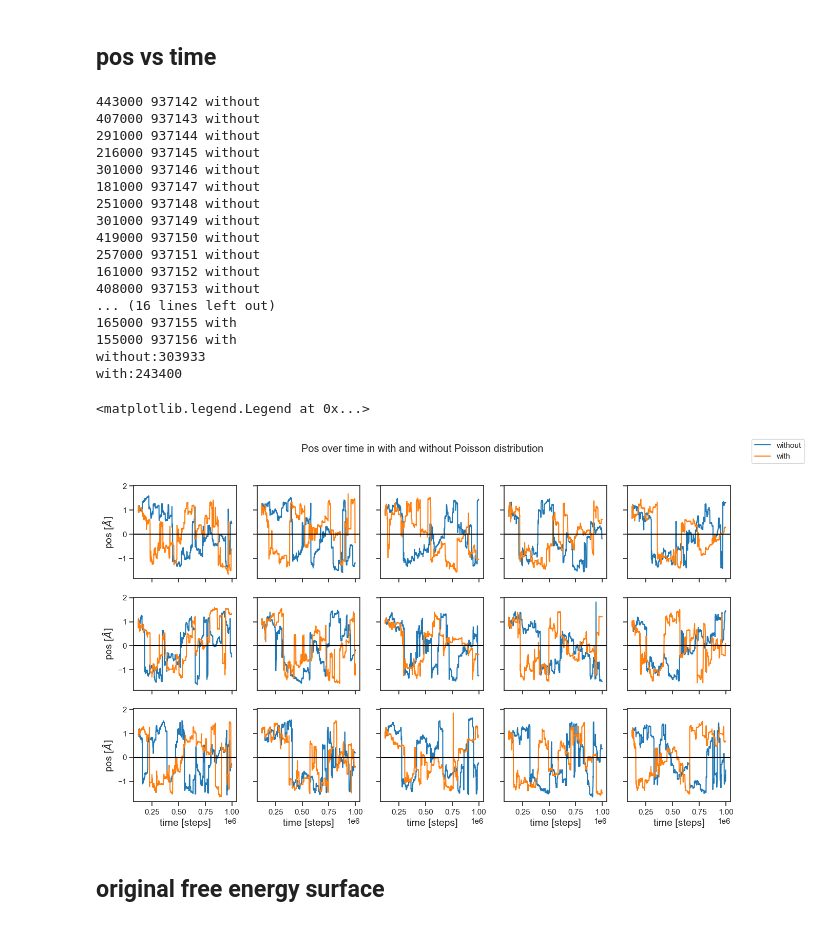
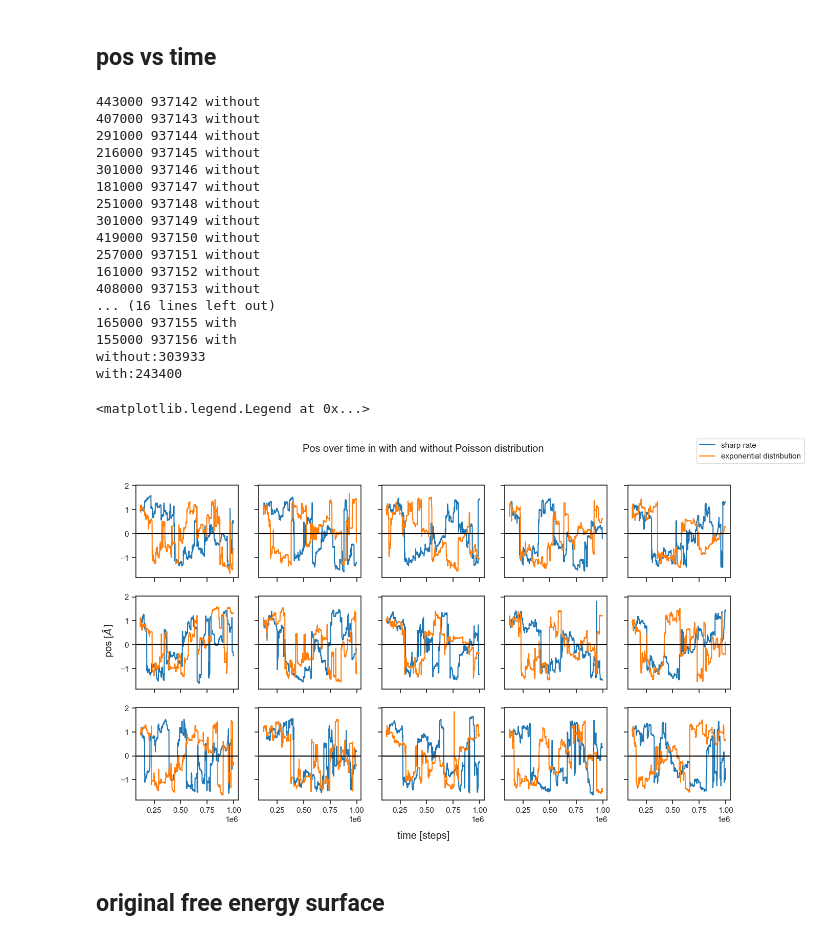
Before and after one commit to SagiMeir/Simulations4Beginners, a Jupyter notebook: poisson_rate_for_gaussians.ipynb, the cells around one changed output. Cells and saved outputs as stored; diff of their text form; code cells hidden in the pictures.

```diff
--- a/poisson_rate_for_gaussians.ipynb
+++ b/poisson_rate_for_gaussians.ipynb
@@ -97,7 +97,7 @@ for i, seedNum in enumerate(seeds):
     # plt.plot(time, posX, label= seedNum)
     match i:
         case 0:
-            axes[0,0].plot(time, posX, label = "without")
+            axes[0,0].plot(time, posX, label = "sharp rate")
         case 1:
             axes[0,1].plot(time, posX)
         case 2:
@@ -151,7 +151,7 @@ for i, seedNum in enumerate(seeds):
     # plt.plot(time, posX, label= seedNum)
     match i:
         case 0:
-            axes[0,0].plot(time, posX, label = "with")
+            axes[0,0].plot(time, posX, label = "exponential distribution")
         case 1:
             axes[0,1].plot(time, posX)
         case 2:
@@ -186,38 +186,37 @@ for i, seedNum in enumerate(seeds):
             sumWith += time[j]
             print(str(int(time[j])) + " " + str(seedNum) + " with")
             break
 
+
+fig.supxlabel("time [steps]")
+fig.supylabel(r"pos [$\AA ]$", x = 0.08)
 for i in range(rows):
     for j in range(colums):
-        if(i == rows - 1):
-            axes[i][j].set(xlabel="time [steps]")
-        if(j == 0):
-            axes[i][j].set(ylabel=r"pos [$\AA ]$")
         axes[i][j].axhline(0, color = 'black')
 
 print("without:" + str(int(sumWithout / (rows * colums))) + "\nwith:" + str(int(sumWith / (rows * colums))))
 
 fig.legend()
 # %% [output]
 443000 937142 without
 407000 937143 without
 291000 937144 without
 216000 937145 without
 301000 937146 without
 181000 937147 without
 251000 937148 without
 301000 937149 without
 419000 937150 without
 257000 937151 without
 161000 937152 without
 408000 937153 without
 ... (16 lines left out)
 165000 937155 with
 155000 937156 with
 without:303933
 with:243400
 <matplotlib.legend.Legend at 0x...>
-[figure, old version]
+[figure, new version]
 # %% [markdown]
 ## original free energy surface
 # %%
```
Also changed, not shown: parts of 5 cells of this notebook.
